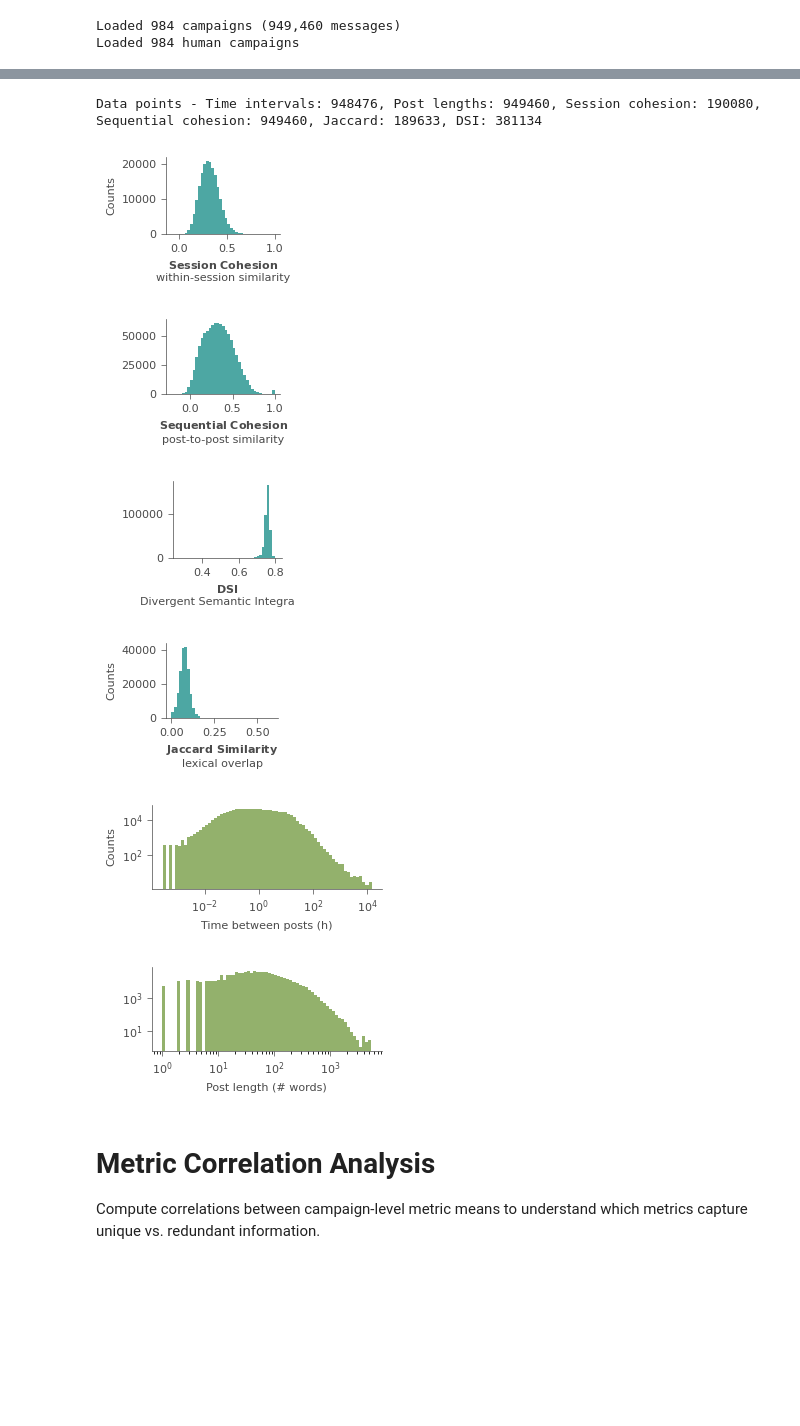
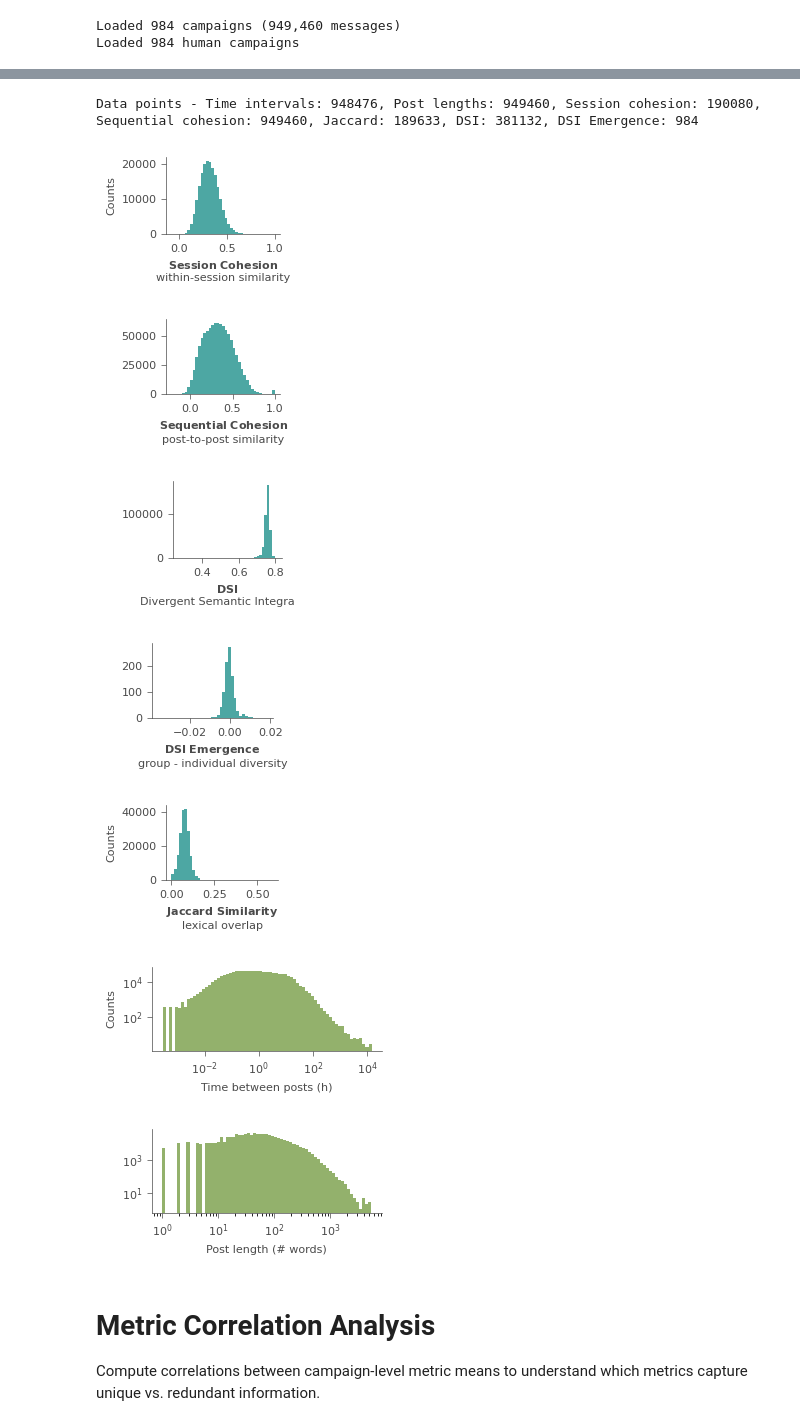
Before and after one commit to AnnieStephenson/dnd-dynamics, a Jupyter notebook: tutorials/game_log_analysis_tutorial.ipynb, the cells around one changed output, grey strips where cells are left out. Saved outputs shown, nothing was run; the diff lists cells and outputs as text; code cells hidden in the pictures; blank space fills up the shorter version.

```diff
--- a/tutorials/game_log_analysis_tutorial.ipynb
+++ b/tutorials/game_log_analysis_tutorial.ipynb
@@ -385,6 +338,7 @@ sequential_cohesion_data = []
 session_cohesion_data = []
 cohesion_session_scores = []
 dsi_scene_scores = []
+dsi_emergence_data = []
 
 for name in campaign_names:
     # Time intervals
@@ -419,6 +373,9 @@ for name in campaign_names:
     dsi_scene_scores.append(
         np.array(dsi_metrics[name]['scene_dsi_scores'])
     )
+
+    # DSI emergence (campaign DSI - mean player DSI)
+    dsi_emergence_data.append(dsi_metrics[name]['dsi_emergence'])
 # %% [output]
 Campaign categories:
   human: 7 campaigns
@@ -857,6 +800,7 @@ session_cohesion_all_human = []
 sequential_cohesion_all_human = []
 jaccard_all_human = []
 dsi_all_human = []
+dsi_emergence_all_human = []
 
 for name in dfs_all_human.keys():
     time_intervals_all_human.append(
@@ -878,6 +822,7 @@ for name in dfs_all_human.keys():
     dsi_all_human.append(
         np.array(dsi_metrics_all_human[name]['scene_dsi_scores'])
     )
+    dsi_emergence_all_human.append(dsi_metrics_all_human[name]['dsi_emergence'])
 
 # Concatenate
 time_intervals_all_human = np.concatenate(time_intervals_all_human)
@@ -886,15 +831,17 @@ session_cohesion_all_human = np.concatenate(session_cohesion_all_human)
 sequential_cohesion_all_human = np.concatenate(sequential_cohesion_all_human)
 jaccard_all_human = np.concatenate(jaccard_all_human)
 dsi_all_human = np.concatenate(dsi_all_human)
+dsi_emergence_all_human = np.array(dsi_emergence_all_human)
 
 print(f"Data points - Time intervals: {len(time_intervals_all_human)}, "
       f"Post lengths: {len(post_lengths_all_human)}, "
       f"Session cohesion: {len(session_cohesion_all_human)}, "
       f"Sequential cohesion: {len(sequential_cohesion_all_human)}, "
       f"Jaccard: {len(jaccard_all_human)}, "
-      f"DSI: {len(dsi_all_human)}")
+      f"DSI: {len(dsi_all_human)}, "
+      f"DSI Emergence: {len(dsi_emergence_all_human)}")
 # %% [output]
-Data points - Time intervals: 948476, Post lengths: 949460, Session cohesion: 190080, Sequential cohesion: 949460, Jaccard: 189633, DSI: 381134
+Data points - Time intervals: 948476, Post lengths: 949460, Session cohesion: 190080, Sequential cohesion: 949460, Jaccard: 189633, DSI: 381132, DSI Emergence: 984
 # %%
 # === FULL HUMAN DATASET PLOTS ===
 
@@ -929,6 +876,16 @@ plot_histogram(dsi_all_human,
 plt.tight_layout()
 plt.savefig(OUTPUT_DIR / 'all_human_dsi.png', transparent=True)
 
+# DSI Emergence
+plot_histogram(dsi_emergence_all_human,
+               ylabel="   ",
+               figsize=(2, 1.5),
+               bins=40,
+               alpha=0.8,
+               xlabel=r'$\mathbf{DSI\ Emergence}$' + '\ngroup - individual diversity')
+plt.tight_layout()
+plt.savefig(OUTPUT_DIR / 'all_human_dsi_emergence.png', transparent=True)
+
 # Jaccard similarity
 plot_histogram(jaccard_all_human,
                figsize=(2, 1.5),
@@ -939,36 +896,37 @@ plt.tight_layout()
 plt.savefig(OUTPUT_DIR / 'all_human_jaccard.png', transparent=True)
 
 # Time intervals
 plot_histogram(time_intervals_all_human,
                figsize=(3, 1.5),
                log_y=True,
                bins=70,
                colors=[[.4, 0.57, .18]],
                alpha=0.7,
                log_bins=True,
                xlabel='Time between posts (h)')
 plt.tight_layout()
 #plt.savefig(OUTPUT_DIR / 'all_human_time_intervals.pdf', transparent=True)
 
 # Post lengths
 plot_histogram(post_lengths_all_human,
                colors=[[.4, 0.57, .18]],
                figsize=(3, 1.5),
                alpha=0.7,
                ylabel="   ",
                log_y=True,
                bins=70,
                log_bins=True,
                xlabel='Post length (# words)')
 plt.tight_layout()
 plt.savefig(OUTPUT_DIR / 'all_human_post_lengths.png', transparent=True)
 # %% [output]
 [figure]
 [figure]
 [figure]
-[figure, old version]
+[figure, new version]
-[figure, old version]
+[figure, new version]
-[figure, old version]
+[figure, new version]
+[figure, added]
 # %% [markdown]
 # Metric Correlation Analysis
 
```
Also changed, not shown: parts of 3 cells of this notebook, 1 other file.
